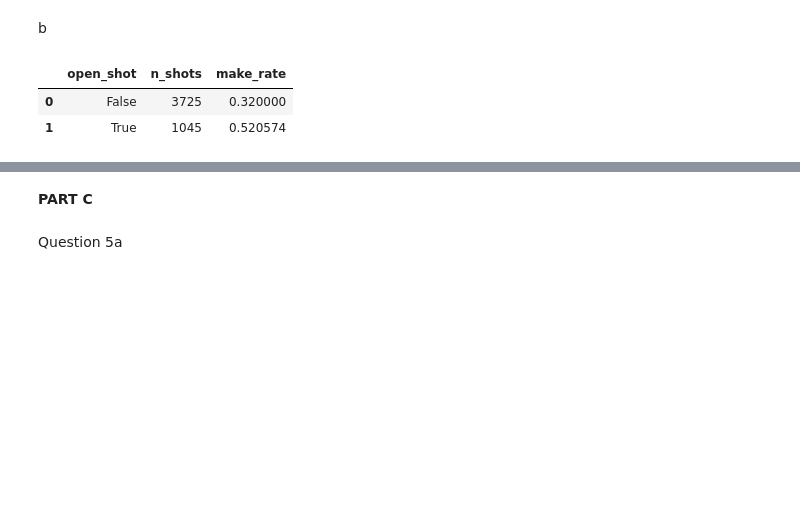
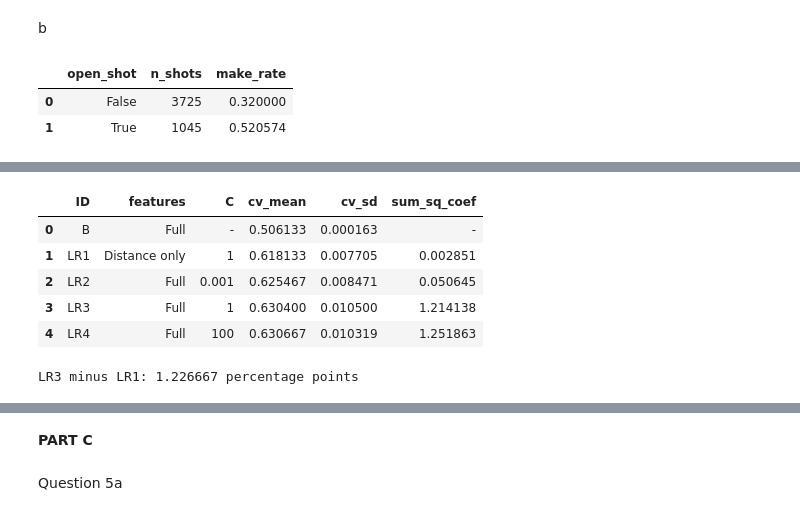
Before and after one commit to contre55/ie332-project-group-, a Jupyter notebook: A2.ipynb, the cells around one changed output, grey strips where cells are left out. Saved outputs shown, nothing was run; the diff lists cells and outputs as text; code cells hidden in the pictures; blank space fills up the shorter version.

```diff
--- a/A2.ipynb
+++ b/A2.ipynb
@@ -190,0 +201,80 @@ display(open_summary)
+# %%
+import numpy as np
+from sklearn.dummy import DummyClassifier
+from sklearn.model_selection import cross_val_score
+
+# Define models
+baseline = DummyClassifier(strategy="most_frequent")
+lr1 = LogisticRegression(C=1, max_iter=2000)
+lr2 = LogisticRegression(C=0.001, max_iter=2000)
+lr3 = LogisticRegression(C=1, max_iter=2000)
+lr4 = LogisticRegression(C=100, max_iter=2000)
+
+# Five-fold cross-validation on training data
+scores_b = cross_val_score(
+    baseline, X_full_train, y_full_train, cv=5, scoring="accuracy"
+)
+scores_lr1 = cross_val_score(
+    lr1, X_dist_train, y_dist_train, cv=5, scoring="accuracy"
+)
+scores_lr2 = cross_val_score(
+    lr2, X_full_train, y_full_train, cv=5, scoring="accuracy"
+)
+scores_lr3 = cross_val_score(
+    lr3, X_full_train, y_full_train, cv=5, scoring="accuracy"
+)
+scores_lr4 = cross_val_score(
+    lr4, X_full_train, y_full_train, cv=5, scoring="accuracy"
+)
+
+# Fit logistic models on the entire training set
+lr1.fit(X_dist_train, y_dist_train)
+lr2.fit(X_full_train, y_full_train)
+lr3.fit(X_full_train, y_full_train)
+lr4.fit(X_full_train, y_full_train)
+
+# Comparison table
+comparison_q3 = pd.DataFrame({
+    "ID": ["B", "LR1", "LR2", "LR3", "LR4"],
+    "features": ["Full", "Distance only", "Full", "Full", "Full"],
+    "C": ["-", 1, 0.001, 1, 100],
+    "cv_mean": [
+        scores_b.mean(),
+        scores_lr1.mean(),
+        scores_lr2.mean(),
+        scores_lr3.mean(),
+        scores_lr4.mean()
+    ],
+    "cv_sd": [
+        scores_b.std(),
+        scores_lr1.std(),
+        scores_lr2.std(),
+        scores_lr3.std(),
+        scores_lr4.std()
+    ],
+    "sum_sq_coef": [
+        "-",
+        round(np.sum(lr1.coef_ ** 2), 6),
+        round(np.sum(lr2.coef_ ** 2), 6),
+        round(np.sum(lr3.coef_ ** 2), 6),
+        round(np.sum(lr4.coef_ ** 2), 6)
+    ]
+})
+
+display(comparison_q3.round(6))
+
+accuracy_change = (scores_lr3.mean() - scores_lr1.mean()) * 100
+
+print(
+    "LR3 minus LR1:",
+    round(accuracy_change, 6),
+    "percentage points"
+)
+# %% [output]
+|  | ID | features | C | cv_mean | cv_sd | sum_sq_coef |
+| 0 | B | Full | - | 0.506133 | 0.000163 | - |
+| 1 | LR1 | Distance only | 1 | 0.618133 | 0.007705 | 0.002851 |
+| 2 | LR2 | Full | 0.001 | 0.625467 | 0.008471 | 0.050645 |
+| 3 | LR3 | Full | 1 | 0.630400 | 0.010500 | 1.214138 |
+| 4 | LR4 | Full | 100 | 0.630667 | 0.010319 | 1.251863 |
+LR3 minus LR1: 1.226667 percentage points
```
Also changed, not shown: parts of 8 cells of this notebook.
